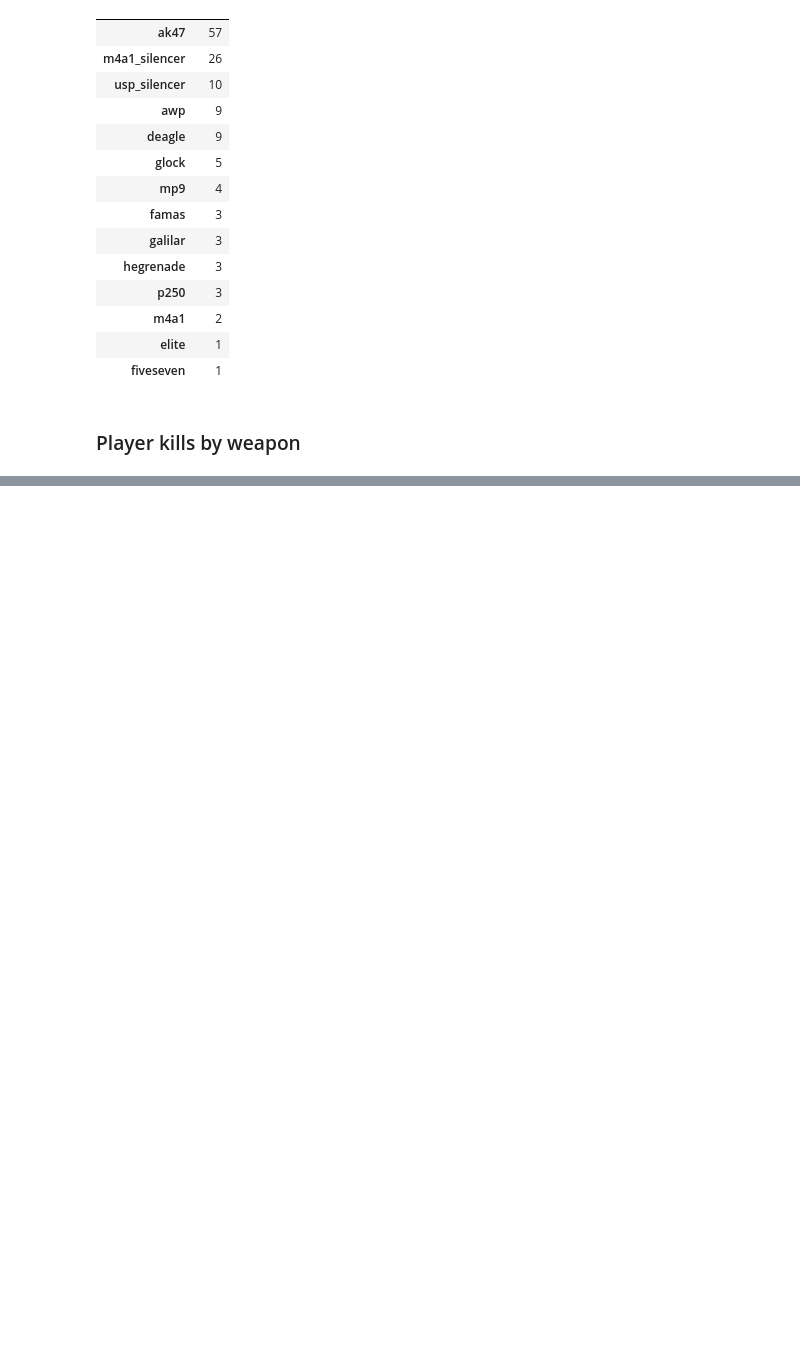
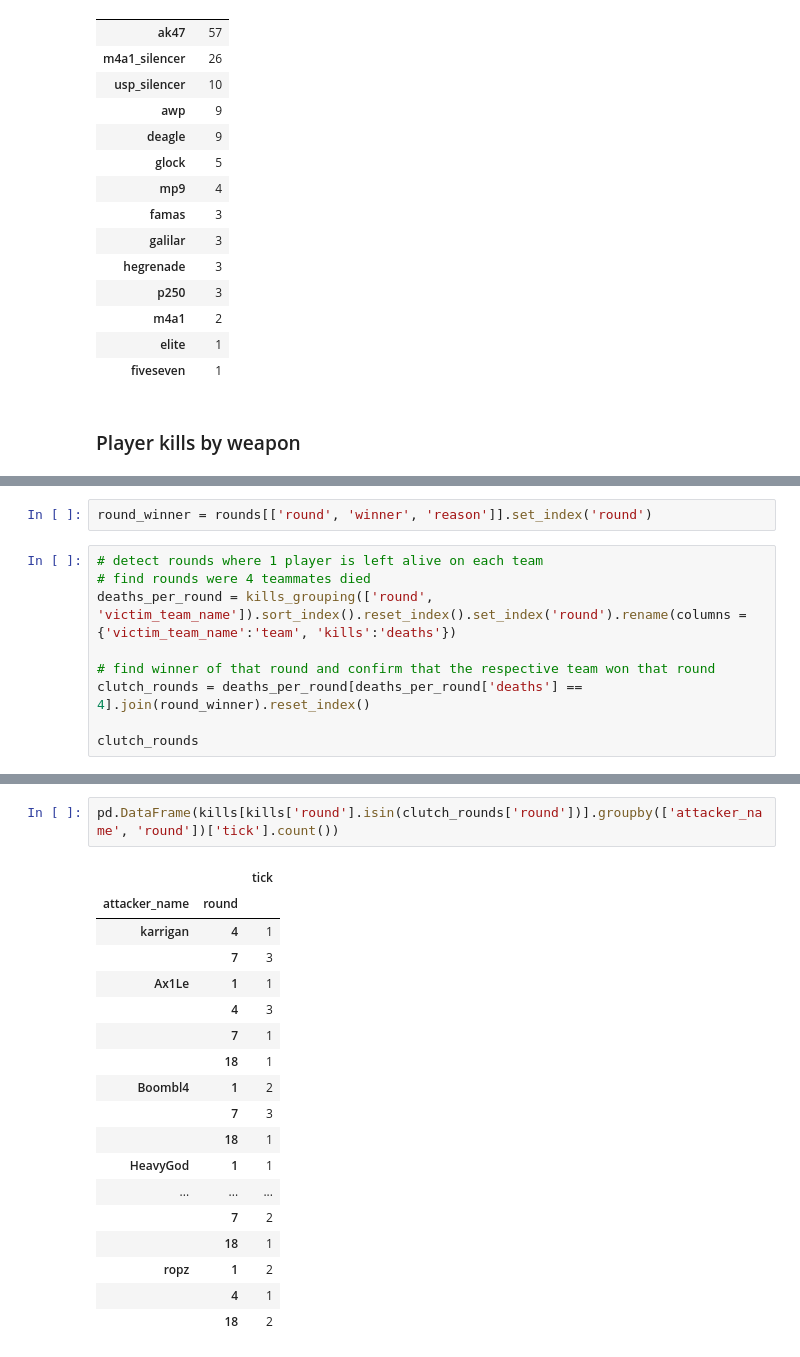
Before and after one commit to dickinsonmatt/counter-strike, a Jupyter notebook: analysis.ipynb, the cells around one changed output, grey strips where cells are left out. Saved outputs shown, nothing was run; the diff lists cells and outputs as text; blank space fills up the shorter version.

```diff
--- a/analysis.ipynb
+++ b/analysis.ipynb
@@ -714,0 +697,11 @@ kills_grouping(['attacker_name', 'weapon'])
+# %%
+round_winner = rounds[['round', 'winner', 'reason']].set_index('round')
+# %%
+# detect rounds where 1 player is left alive on each team
+# find rounds were 4 teammates died
+deaths_per_round = kills_grouping(['round', 'victim_team_name']).sort_index().reset_index().set_index('round').rename(columns = {'victim_team_name':'team', 'kills':'deaths'})
+
+# find winner of that round and confirm that the respective team won that round
+clutch_rounds = deaths_per_round[deaths_per_round['deaths'] == 4].join(round_winner).reset_index()
+
+clutch_rounds
@@ -714,0 +714,21 @@ kills_grouping(['attacker_name', 'weapon'])
+# %%
+pd.DataFrame(kills[kills['round'].isin(clutch_rounds['round'])].groupby(['attacker_name', 'round'])['tick'].count())
+# %% [output]
+|  |  | tick |
+| attacker_name | round |  |
+| karrigan | 4 | 1 |
+|  | 7 | 3 |
+| Ax1Le | 1 | 1 |
+|  | 4 | 3 |
+|  | 7 | 1 |
+|  | 18 | 1 |
+| Boombl4 | 1 | 2 |
+|  | 7 | 3 |
+|  | 18 | 1 |
+| HeavyGod | 1 | 1 |
+| ... | ... | ... |
+|  | 7 | 2 |
+|  | 18 | 1 |
+| ropz | 1 | 2 |
+|  | 4 | 1 |
+|  | 18 | 2 |
```
Also changed, not shown: parts of 7 cells of this notebook.
